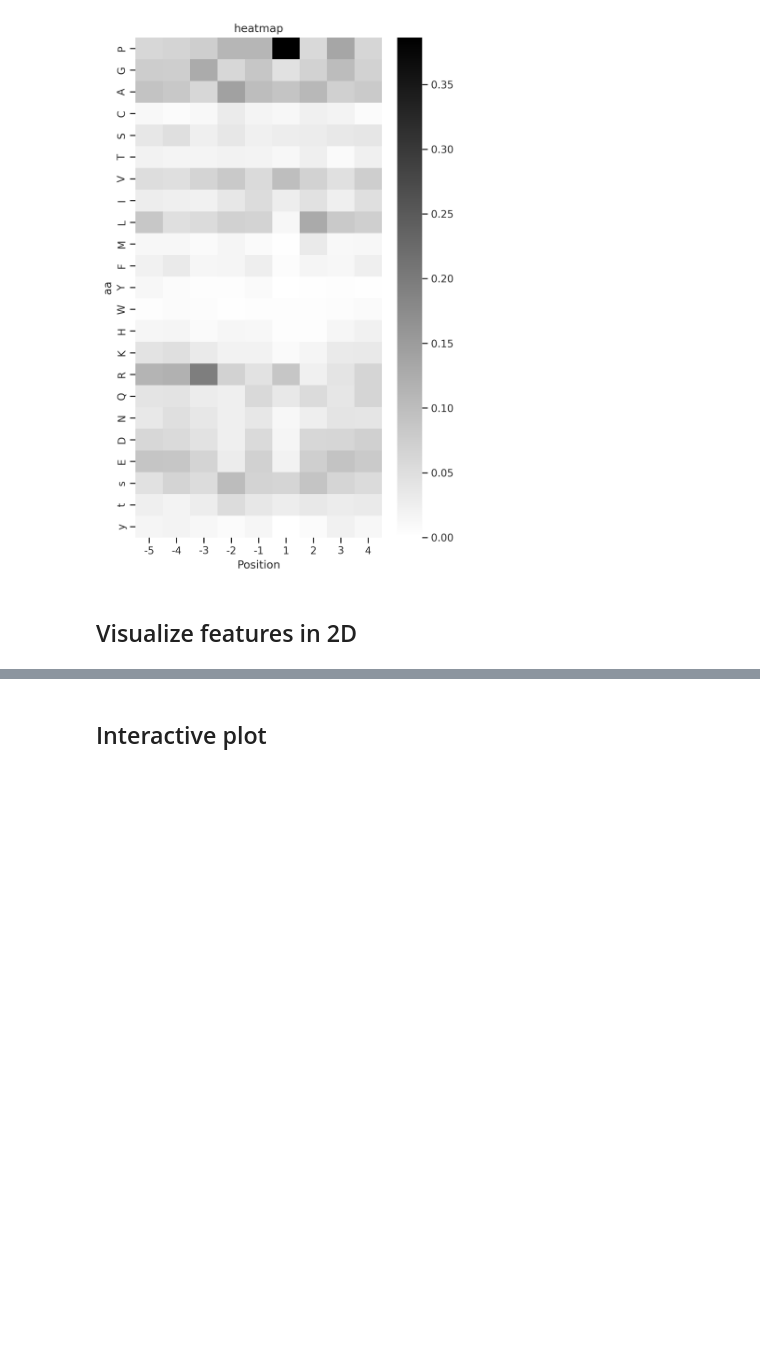
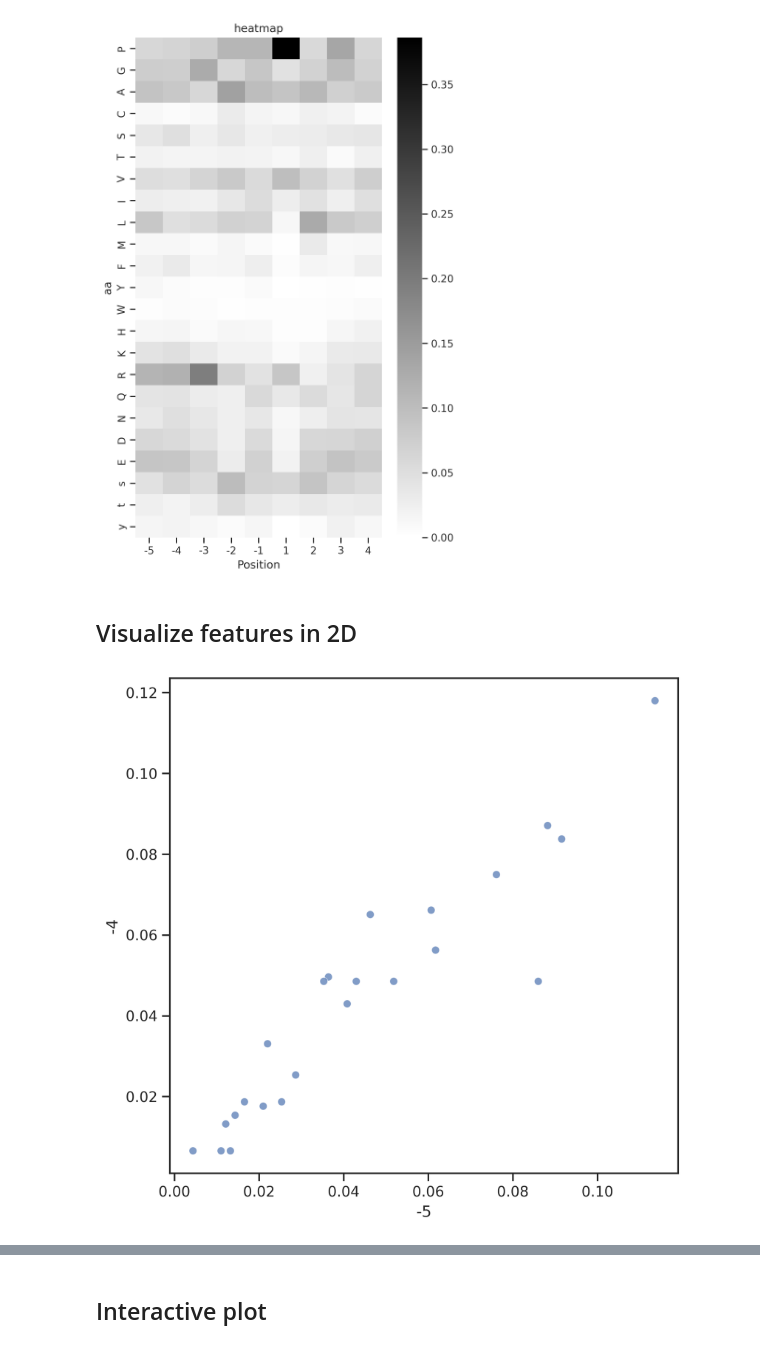
Before and after one commit to sky1ove/katlas, a Jupyter notebook: nbs/02_plot.ipynb, the cells around one changed output, grey strips where cells are left out. Cells and saved outputs as stored; diff of their text form; code cells hidden in the pictures; blank space fills up the shorter version.

```diff
--- a/nbs/02_plot.ipynb
+++ b/nbs/02_plot.ipynb
@@ -350,6 +350,10 @@ def plot_2d(X: pd.DataFrame, # a dataframe that has first column to be x, and se
     "Make 2D plot from a dataframe that has first column to be x, and second column to be y"
     plt.figure(figsize=(7,7))
     sns.scatterplot(data = X,x=X.columns[0],y=X.columns[1],alpha=0.7,**kwargs)
+# %%
+plot_2d(_.iloc[:,:2])
+# %% [output]
+[figure, added]
 # %%
 #| export
 def plot_cluster(df: pd.DataFrame, # a dataframe of values that is waited for dimensionality reduction
```
Also changed, not shown: parts of 8 cells of this notebook, 3 other files.
